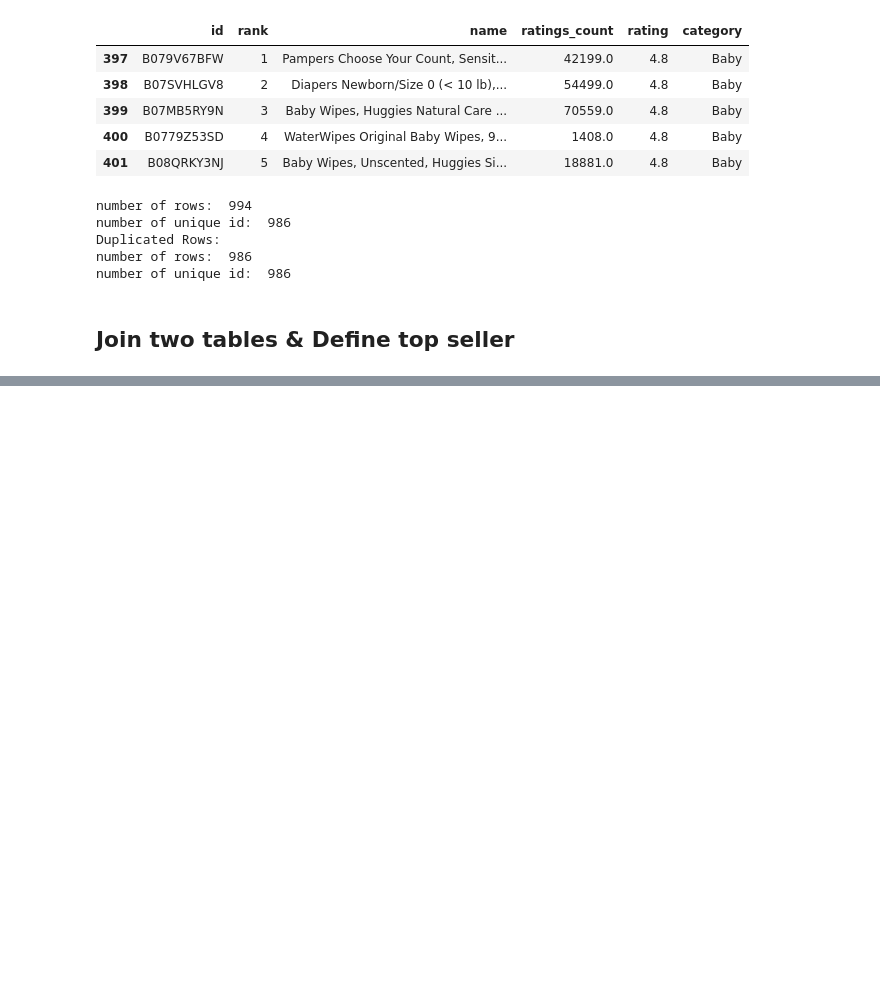
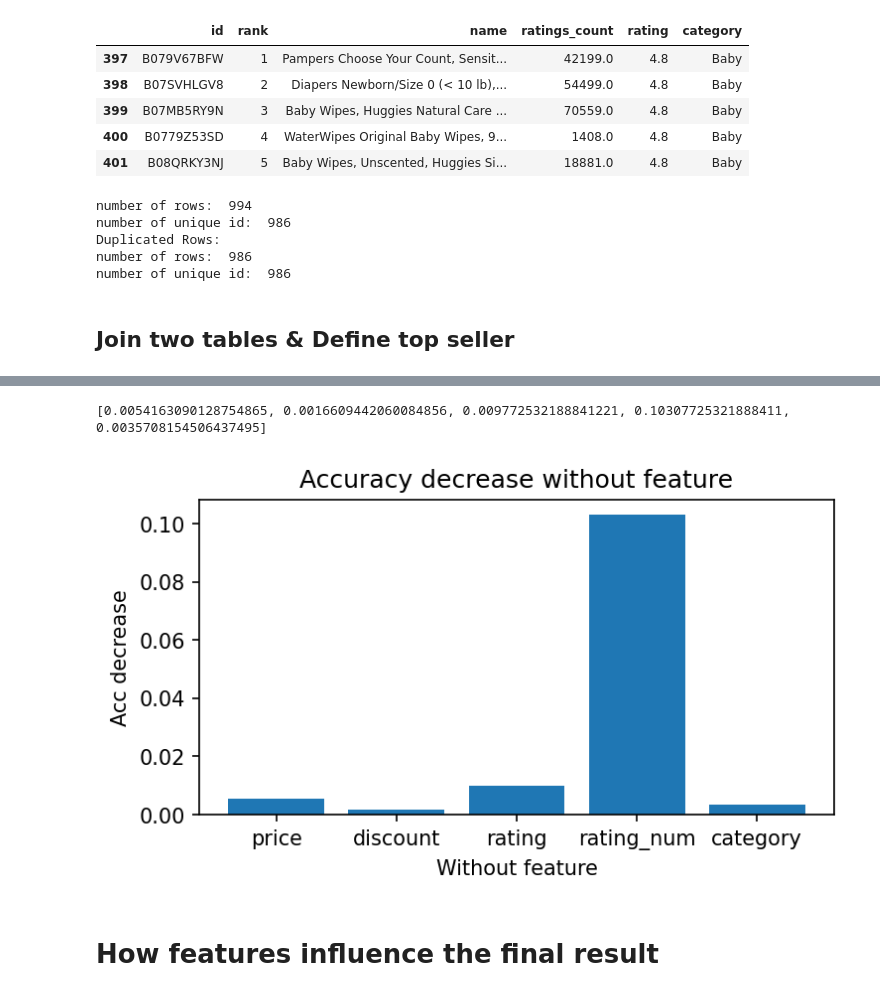
Before and after one commit to jiahaoliu1891/DATADIGGER, a Jupyter notebook: analysis/ML.ipynb, the cells around one changed output, grey strips where cells are left out. Cells and saved outputs as stored; diff of their text form; code cells hidden in the pictures; blank space fills up the shorter version.

```diff
--- a/analysis/ML.ipynb
+++ b/analysis/ML.ipynb
@@ -186,4 +214,9 @@ df = df.sample(frac=1, random_state=42)
 # %%
+X = df[['price', 'discount' , 'rating', 'ratings_count']].to_numpy()
 
-X = df[['price', 'discount' , 'rating', 'ratings_count']].to_numpy()
+# concate one hot category to X
+print('before concate one hot category: ', X.shape)
+X_c = np.concatenate([X, cat_], axis=1)
+print('after concate one hot category: ', X_c.shape)
+
 y = df['label'].to_numpy()
@@ -208,0 +622,23 @@ test acc mean:0.5502139037433156
+# %%
+print('Without ratings_count Information')
+
+X = df[['price' , 'discount', 'rating']].to_numpy()
+
+# concate one hot category to X
+# print('before concate one hot category: ', X.shape)
+X_ = np.concatenate([X, cat_], axis=1)
+# print('after concate one hot category: ', X_c.shape)
+
+y = df['label'].to_numpy()
+
+Cs = [0.1, 0.2, 0.3, 0.4, 0.5, 0.6, 0.7, 0.8, 0.9, 1.0]
+penalties = ['l1']
+best_penalty, best_c, pen2acc = best_param_search(X_, y, Cs, penalties)
+
+param = {'C':best_c, 'penalty':best_penalty, 'solver':solver}
+best_train_acc, best_test_acc = train_test_N_times(param, X_, y)
+print(f"train_acc:{best_train_acc:.3f} test_acc:{best_test_acc:.3f} For Best Parameters")
+de_train_acc, de_test_acc = train_test_N_times({}, X_, y)
+print(f"train_acc:{de_train_acc:.3f} test_acc:{de_test_acc:.3f} For Default Parameters")
+
+no_rate_cnt_acc = best_test_acc
@@ -208,0 +662,19 @@ test acc mean:0.5502139037433156
+# %%
+best_test_acc = 0.579
+no_feat = ['price', 'discount', 'rating', 'rating_num', 'category']
+no_feat_acc = [no_price_acc, no_discount_acc, no_rate_acc, no_rate_cnt_acc, no_cat_acc]
+acc_diff = [best_test_acc - acc for acc in no_feat_acc]
+
+print(acc_diff)
+plt.rcParams["figure.figsize"] = (5.5,2.8)
+plt.title('Accuracy decrease without feature')
+plt.ylabel('Acc decrease')
+plt.xlabel('Without feature')
+
+plt.bar(no_feat, acc_diff)
+plt.show()
+# %% [output]
+[0.0054163090128754865, 0.0016609442060084856, 0.009772532188841221, 0.10307725321888411, 0.0035708154506437495]
+[figure, added]
+# %% [markdown]
+# How features influence the final result
```
Also changed, not shown: parts of 33 cells of this notebook.
